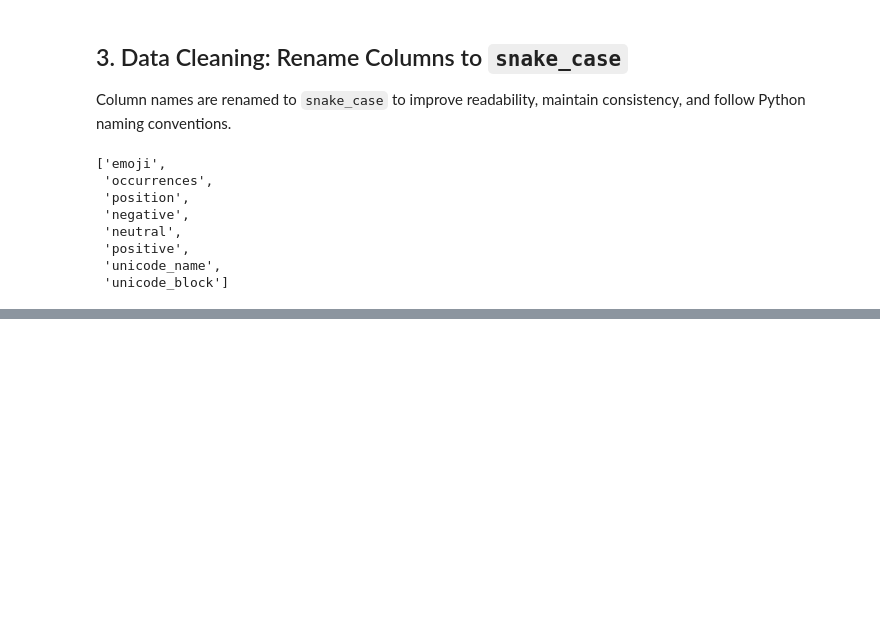
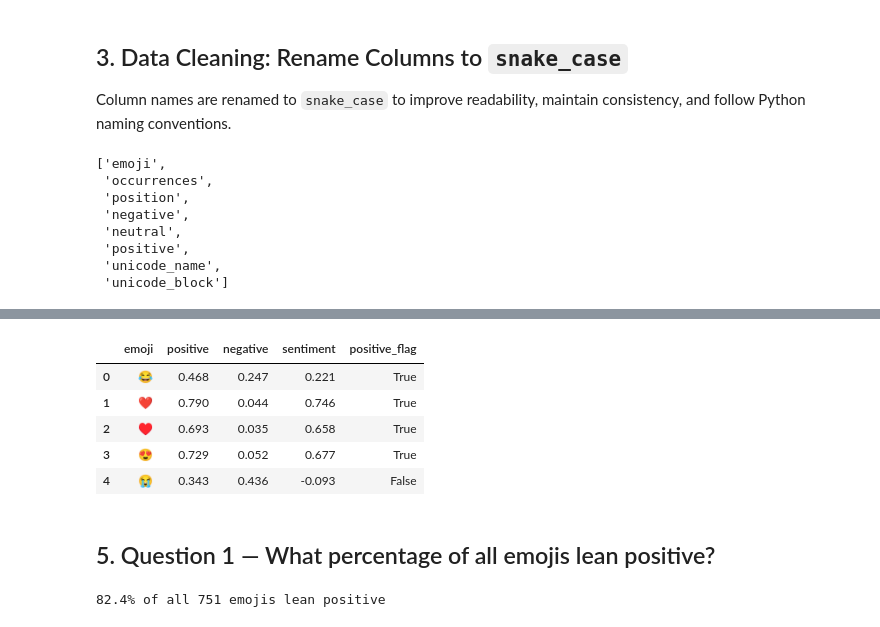
Before and after one commit to dakshita01/data-science-portfolio, a Jupyter notebook: 02-emoji-sentiment/notebook/emoji_sentiment.ipynb, the cells around one changed output, grey strips where cells are left out. Cells and saved outputs as stored; diff of their text form; code cells hidden in the pictures; blank space fills up the shorter version.

```diff
--- a/02-emoji-sentiment/notebook/emoji_sentiment.ipynb
+++ b/02-emoji-sentiment/notebook/emoji_sentiment.ipynb
@@ -107,0 +112,20 @@ df.columns.tolist()
+# %%
+df['sentiment'] = df['positive'] - df['negative']
+df['positive_flag'] = df['sentiment'] > 0
+
+df[['emoji', 'positive', 'negative', 'sentiment', 'positive_flag']].head()
+# %% [output]
+|  | emoji | positive | negative | sentiment | positive_flag |
+| 0 | 😂 | 0.468 | 0.247 | 0.221 | True |
+| 1 | ❤ | 0.790 | 0.044 | 0.746 | True |
+| 2 | ♥ | 0.693 | 0.035 | 0.658 | True |
+| 3 | 😍 | 0.729 | 0.052 | 0.677 | True |
+| 4 | 😭 | 0.343 | 0.436 | -0.093 | False |
+# %% [markdown]
+## 5. Question 1 — What percentage of all emojis lean positive?
+# %%
+pct_positive_overall = df['positive_flag'].mean() * 100
+
+print(f"{pct_positive_overall:.1f}% of all 751 emojis lean positive")
+# %% [output]
+82.4% of all 751 emojis lean positive
```
Also changed, not shown: parts of 12 cells of this notebook, 2 other files.
